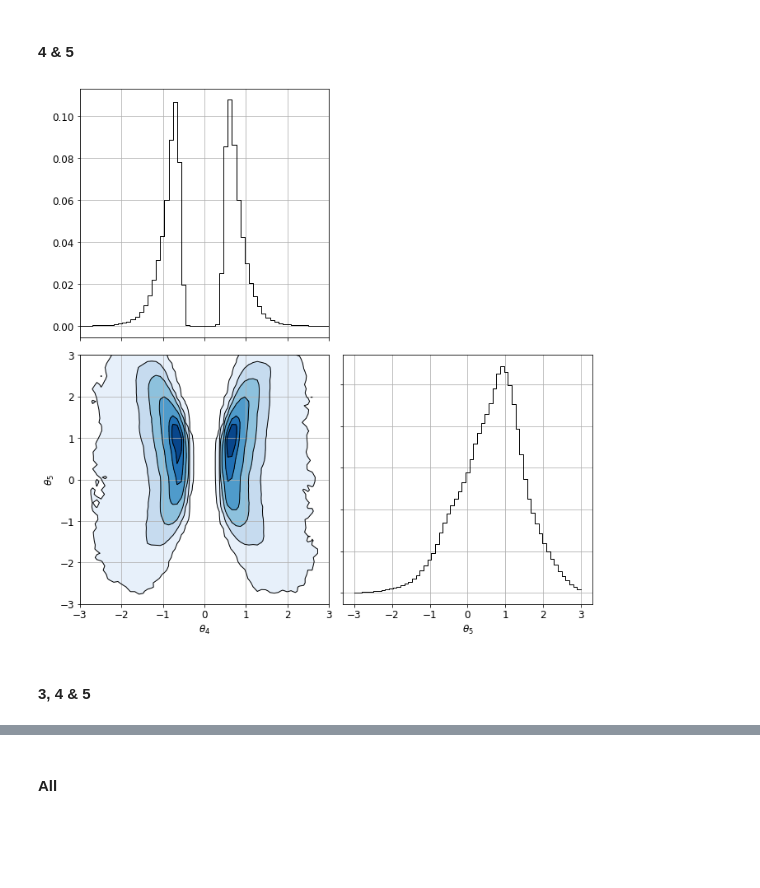
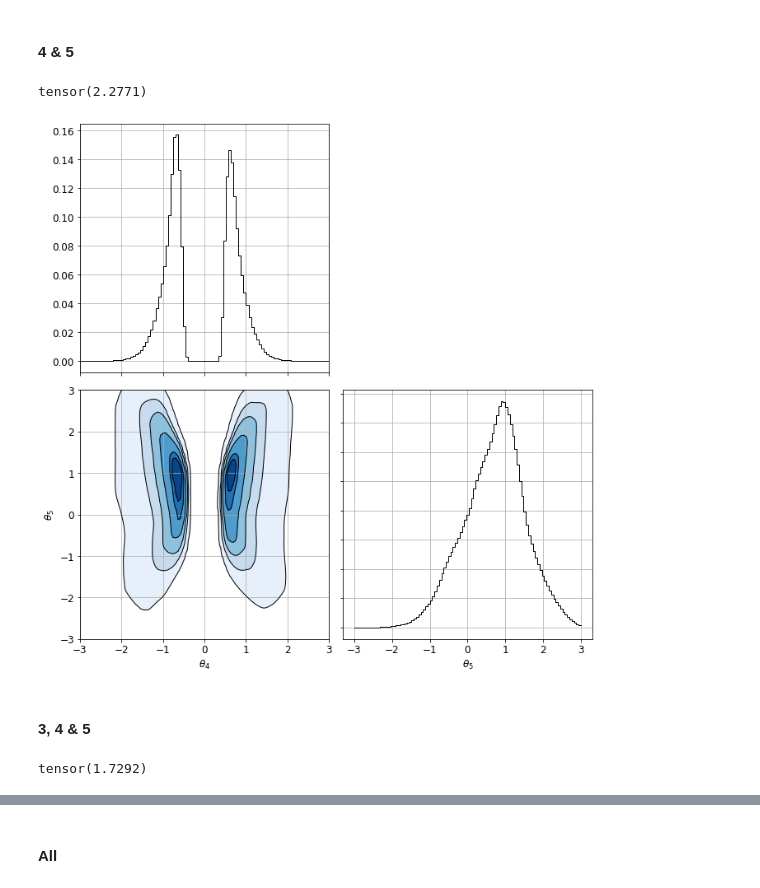
Before and after one commit to francois-rozet/amnre, a Jupyter notebook: python/mnre.ipynb, the cells around one changed output, grey strips where cells are left out. Cells and saved outputs as stored; diff of their text form; code cells hidden in the pictures; blank space fills up the shorter version.

```diff
--- a/python/mnre.ipynb
+++ b/python/mnre.ipynb
@@ -107,2 +89,2 @@ Epoch    84: reducing learning rate of group 0 to 1.0000e-07.
 # %%
-# model.load_state_dict(torch.load('mnre.pth', map_location=device))
+model.load_state_dict(torch.load('mnre.pth', map_location=device))
@@ -119,8 +103,6 @@ x_star = torch.tensor([
     [-0.03512463, -2.87554796],
     [ 1.43279532, -2.80650507]
 ]).to(device)
-# %%
-x_star = x_star.expand(2 ** 12, -1, -1)
 # %% [markdown]
 ### MNRE
 # %%
@@ -132,14 +114,19 @@ z_star = model.encoder(x_star)
 mask, nre = model[0]
 mask = mask.cpu()
 # %%
-sampler = NRESampler(simulator.subprior(mask), nre, z_star, sigma=0.1)
-samples = sampler(4096)
-hists = pairhist(samples, low[mask], high[mask], bins=60, normed=True, bounded=True)
+sampler = NRESampler(nre, simulator.subprior(mask), z_star, batch_size=2 ** 12)
+hist_45 = sampler.histogram(100, low[mask], high[mask]).cpu()
+# %%
+hist_45.sum()
+# %% [output]
+tensor(2.2771)
 # %%
 labels = [f'$\\theta_{{{i}}}$' for i in [4, 5]]
+
+hists = pairify(hist_45)
 fig = corner(hists, low[mask], high[mask], labels=labels)
 # %% [output]
-[figure, old version]
+[figure, new version]
 # %% [markdown]
 #### 3, 4 & 5
 # %%
@@ -152,2 +138,6 @@ hists = pairhist(samples, low[mask], high[mask], bins=60, normed=True, bounded=T
+# %%
+hist_345.sum()
+# %% [output]
+tensor(1.7292)
 # %%
 labels = [f'$\\theta_{{{i}}}$' for i in [3, 4, 5]]
```
Also changed, not shown: parts of 8 cells of this notebook, 6 other files.
